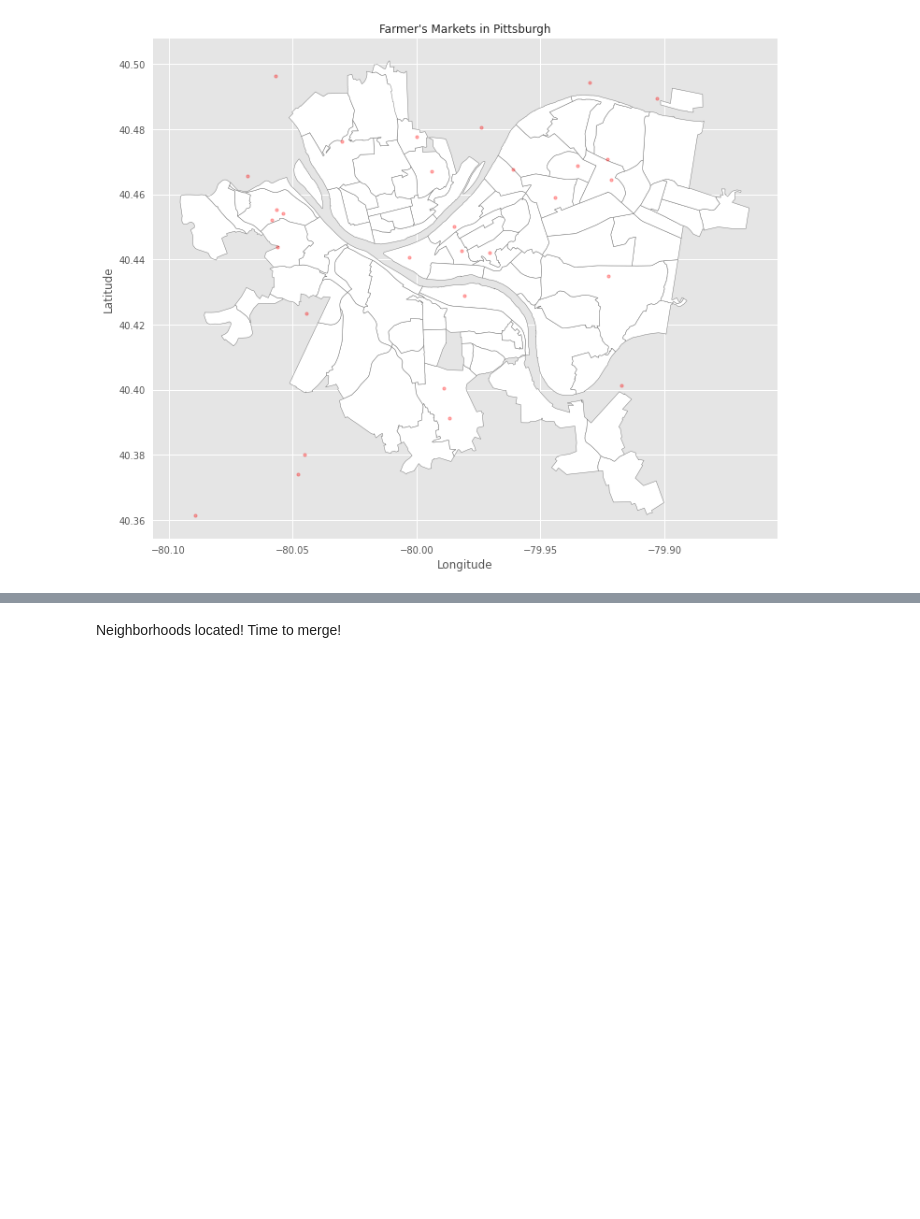
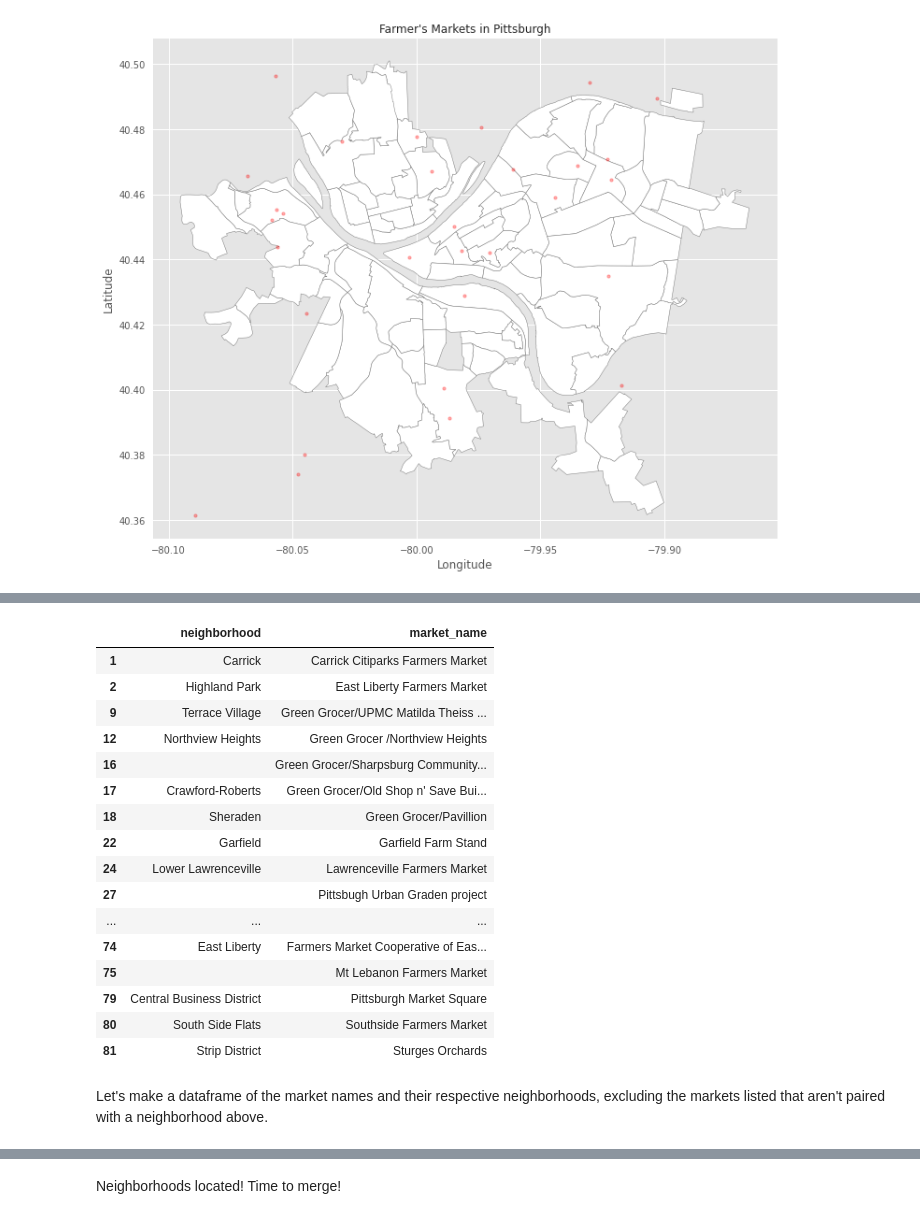
Before and after one commit to ljablunovsky/Spring-2022-CMPINF-0010-Final-Project-Notebook-, a Jupyter notebook: lauren-final-project-personal-notebook.ipynb, the cells around one changed output, grey strips where cells are left out. Saved outputs shown, nothing was run; the diff lists cells and outputs as text; code cells hidden in the pictures; blank space fills up the shorter version.

```diff
--- a/lauren-final-project-personal-notebook.ipynb
+++ b/lauren-final-project-personal-notebook.ipynb
@@ -100,0 +102,4 @@ Clearly improvement. It looks like we have 10 points that still don't lie within
+# %%
+city_marketsDF = pd.DataFrame((city_markets), columns = ["market_name", "longitude", "latitude"])
+city_marketsGDF = geopandas.GeoDataFrame(city_marketsDF, geometry=geopandas.points_from_xy(city_marketsDF.longitude, city_marketsDF.latitude))
+city_marketsGDF.head()
@@ -101 +113,30 @@ Clearly improvement. It looks like we have 10 points that still don't lie within
+# %%
+def get_neighborhood(point):
+    p = neighborhoods.loc[neighborhoods.contains(point)]
+    return list(p["hood"])[0] if not p.empty else ""
+
+city_marketsGDF["neighborhood"] = city_marketsGDF.apply(lambda row: get_neighborhood(row['geometry']), axis = 1)
+
+findhoods = pd.DataFrame((city_marketsGDF), columns = ["neighborhood", "market_name"])
+findhoods
+# %% [output]
+|  | neighborhood | market_name |
+| 1 | Carrick | Carrick Citiparks Farmers Market |
+| 2 | Highland Park | East Liberty Farmers Market |
+| 9 | Terrace Village | Green Grocer/UPMC Matilda Theiss ... |
+| 12 | Northview Heights | Green Grocer /Northview Heights |
+| 16 |  | Green Grocer/Sharpsburg Community... |
+| 17 | Crawford-Roberts | Green Grocer/Old Shop n' Save Bui... |
+| 18 | Sheraden | Green Grocer/Pavillion |
+| 22 | Garfield | Garfield Farm Stand |
+| 24 | Lower Lawrenceville | Lawrenceville Farmers Market |
+| 27 |  | Pittsbugh Urban Graden project |
+| ... | ... | ... |
+| 74 | East Liberty | Farmers Market Cooperative of Eas... |
+| 75 |  | Mt Lebanon Farmers Market |
+| 79 | Central Business District | Pittsburgh Market Square |
+| 80 | South Side Flats | Southside Farmers Market |
+| 81 | Strip District | Sturges Orchards |
+# %% [markdown]
+Let's make a dataframe of the market names and their respective neighborhoods, excluding the markets listed that aren't paired with a neighborhood above.
 # %%
```
Also changed, not shown: parts of 10 cells of this notebook.
